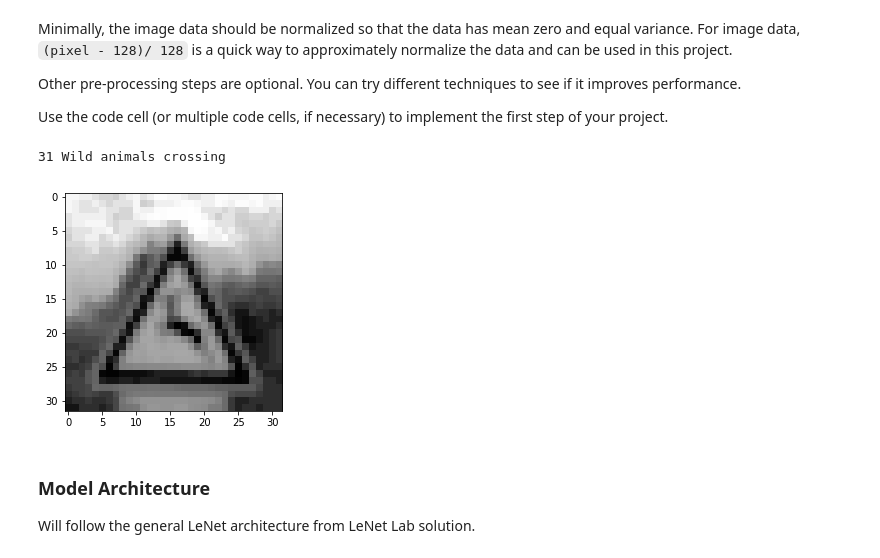
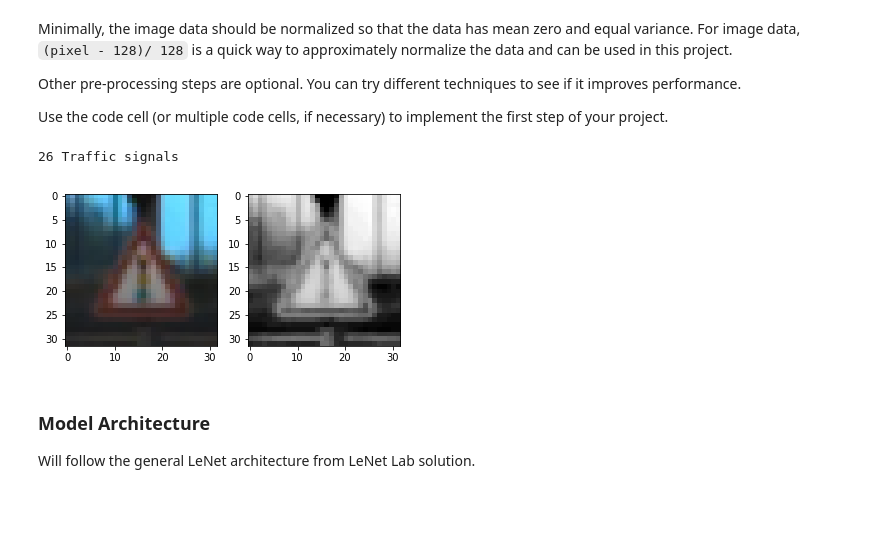
Before and after one commit to SvenKratz/CarND-Traffic-Sign-Classifier-Project, a Jupyter notebook: Traffic_Sign_Classifier.ipynb, the cells around one changed output. Cells and saved outputs as stored; diff of their text form; code cells hidden in the pictures; blank space fills up the shorter version.

```diff
--- a/Traffic_Sign_Classifier.ipynb
+++ b/Traffic_Sign_Classifier.ipynb
@@ -41,6 +41,8 @@ with open(testing_file, mode='rb') as f:
 X_train, y_train = train['features'], train['labels']
 X_valid, y_valid = valid['features'], valid['labels']
 X_test, y_test = test['features'], test['labels']
+
+originals = X_train
 # %% [markdown]
 ---
 
@@ -185,7 +187,7 @@ from sklearn.utils import shuffle
 def normalize_gs(mat):
     '''perform RGB -> grayscale
        perform histogram normalization to improve contrast'''
-    mat = cv2.cvtColor(mat, cv2.COLOR_BGR2GRAY)
+    mat = cv2.cvtColor(mat, cv2.COLOR_RGB2GRAY)
     mat = cv2.equalizeHist(mat)
     # needed to keep tensorflow sane, it wants 32x32x1 images!
     mat = np.expand_dims(mat, axis=2)
@@ -209,17 +211,21 @@ X_valid = [normalize_gs(x) for x in X_valid]
 # %%
 ### plot random image and corresponding class
 index = random.randint(0, n_train)
 image = X_train[index]
 
 label = y_train[index]
 
 print (label, names[label])
+ax = plt.subplot(121)
+plt.imshow(originals[index])
+ax = plt.subplot(122)
+
 plt.gray()
 plt.imshow(np.array(image).reshape((32,32)))
 plt.show()
 # %% [output]
-31 Wild animals crossing
+26 Traffic signals
-[figure, old version]
+[figure, new version]
 # %% [markdown]
 ### Model Architecture
 
```
Also changed, not shown: parts of 9 cells of this notebook, 3 other files.
